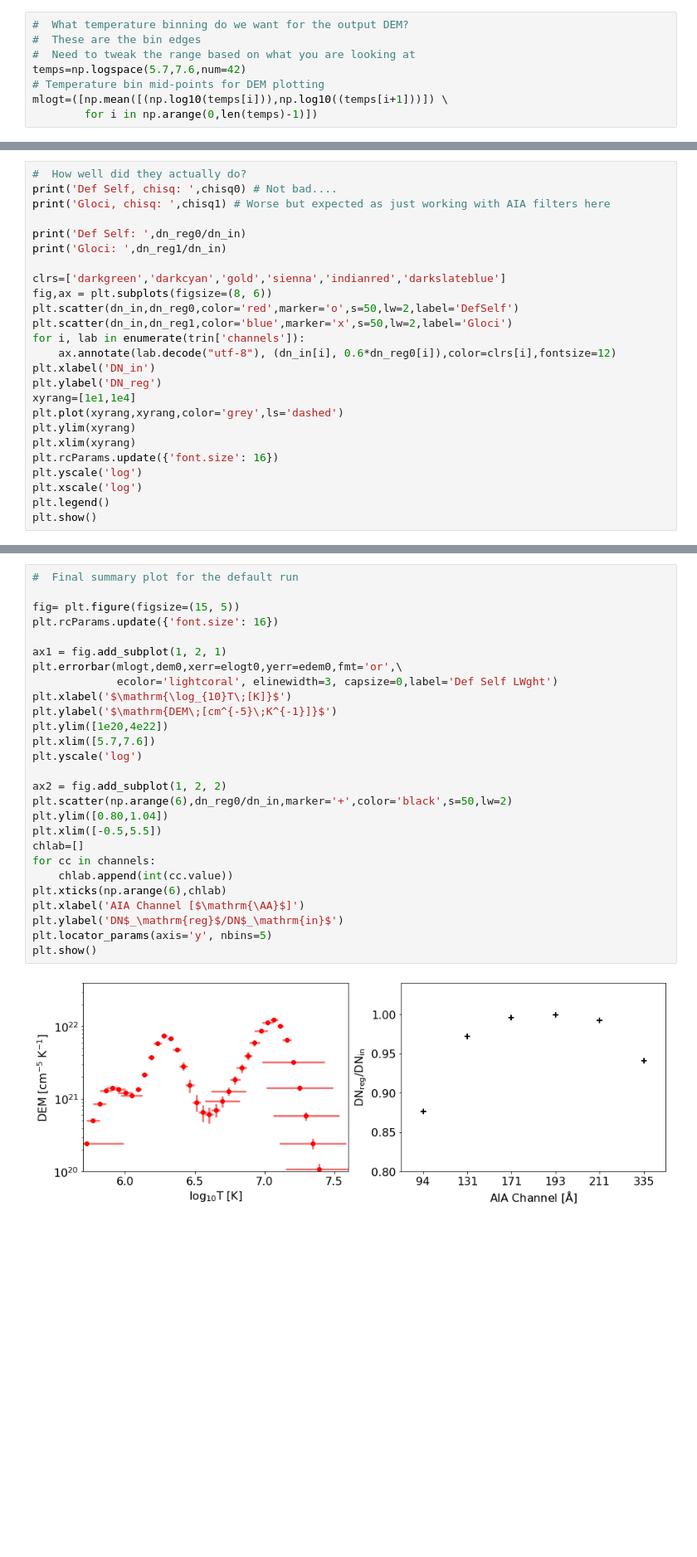
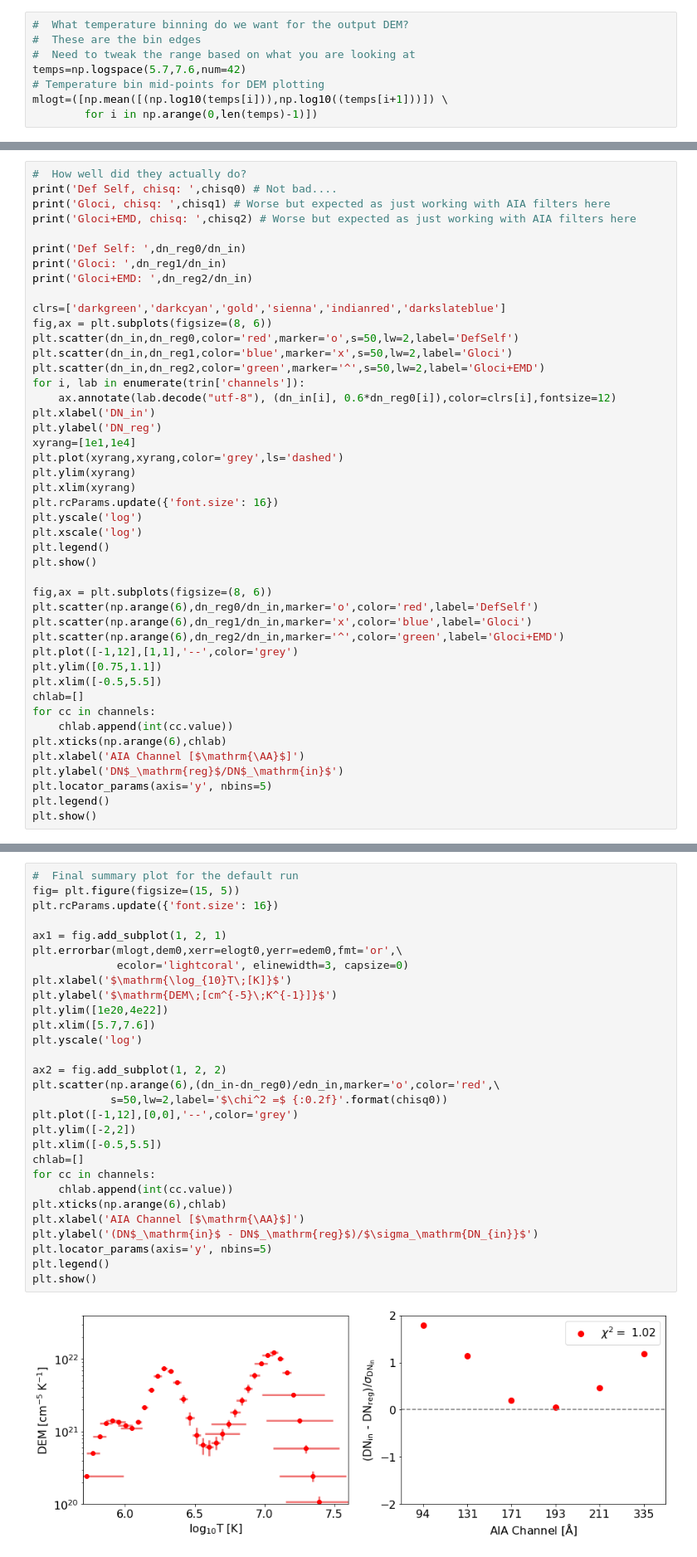
Before and after one commit to ianan/demreg, a Jupyter notebook: python/example_demregpy_aiapxl.ipynb, the cells around one changed output, grey strips where cells are left out. Shown at 83% size. Cells and saved outputs as stored; diff of their text form; blank space fills up the shorter version.

```diff
--- a/python/example_demregpy_aiapxl.ipynb
+++ b/python/example_demregpy_aiapxl.ipynb
@@ -302,14 +329,17 @@ plt.show()
 #  How well did they actually do?
 print('Def Self, chisq: ',chisq0) # Not bad....
 print('Gloci, chisq: ',chisq1) # Worse but expected as just working with AIA filters here
+print('Gloci+EMD, chisq: ',chisq2) # Worse but expected as just working with AIA filters here
 
 print('Def Self: ',dn_reg0/dn_in)
 print('Gloci: ',dn_reg1/dn_in)
+print('Gloci+EMD: ',dn_reg2/dn_in)
 
 clrs=['darkgreen','darkcyan','gold','sienna','indianred','darkslateblue']
 fig,ax = plt.subplots(figsize=(8, 6))
 plt.scatter(dn_in,dn_reg0,color='red',marker='o',s=50,lw=2,label='DefSelf')
 plt.scatter(dn_in,dn_reg1,color='blue',marker='x',s=50,lw=2,label='Gloci')
+plt.scatter(dn_in,dn_reg2,color='green',marker='^',s=50,lw=2,label='Gloci+EMD')
 for i, lab in enumerate(trin['channels']):
     ax.annotate(lab.decode("utf-8"), (dn_in[i], 0.6*dn_reg0[i]),color=clrs[i],fontsize=12)
 plt.xlabel('DN_in')
@@ -323,6 +353,23 @@ plt.yscale('log')
 plt.xscale('log')
 plt.legend()
 plt.show()
+
+fig,ax = plt.subplots(figsize=(8, 6))
+plt.scatter(np.arange(6),dn_reg0/dn_in,marker='o',color='red',label='DefSelf')
+plt.scatter(np.arange(6),dn_reg1/dn_in,marker='x',color='blue',label='Gloci')
+plt.scatter(np.arange(6),dn_reg2/dn_in,marker='^',color='green',label='Gloci+EMD')
+plt.plot([-1,12],[1,1],'--',color='grey')
+plt.ylim([0.75,1.1])
+plt.xlim([-0.5,5.5])
+chlab=[]
+for cc in channels:
+    chlab.append(int(cc.value))
+plt.xticks(np.arange(6),chlab)
+plt.xlabel('AIA Channel [$\mathrm{\AA}$]')
+plt.ylabel('DN$_\mathrm{reg}$/DN$_\mathrm{in}$')
+plt.locator_params(axis='y', nbins=5)
+plt.legend()
+plt.show()
 # %% [output]
 Def Self, chisq:  1.0236745458281165
 Gloci, chisq:  1.4688503180170327
@@ -332,29 +382,31 @@ Gloci:  [0.87597568 0.94905615 0.99625512 1.00255071 0.98078251 1.01322041]
 # %%
 #  Final summary plot for the default run
-
 fig= plt.figure(figsize=(15, 5))
 plt.rcParams.update({'font.size': 16})
 
 ax1 = fig.add_subplot(1, 2, 1)
 plt.errorbar(mlogt,dem0,xerr=elogt0,yerr=edem0,fmt='or',\
-             ecolor='lightcoral', elinewidth=3, capsize=0,label='Def Self LWght')
+             ecolor='lightcoral', elinewidth=3, capsize=0)
 plt.xlabel('$\mathrm{\log_{10}T\;[K]}$')
 plt.ylabel('$\mathrm{DEM\;[cm^{-5}\;K^{-1}]}$')
 plt.ylim([1e20,4e22])
 plt.xlim([5.7,7.6])
 plt.yscale('log')
 
 ax2 = fig.add_subplot(1, 2, 2)
-plt.scatter(np.arange(6),dn_reg0/dn_in,marker='+',color='black',s=50,lw=2)
-plt.ylim([0.80,1.04])
+plt.scatter(np.arange(6),(dn_in-dn_reg0)/edn_in,marker='o',color='red',\
+            s=50,lw=2,label='$\chi^2 =$ {:0.2f}'.format(chisq0))
+plt.plot([-1,12],[0,0],'--',color='grey')
+plt.ylim([-2,2])
 plt.xlim([-0.5,5.5])
 chlab=[]
 for cc in channels:
     chlab.append(int(cc.value))
 plt.xticks(np.arange(6),chlab)
 plt.xlabel('AIA Channel [$\mathrm{\AA}$]')
-plt.ylabel('DN$_\mathrm{reg}$/DN$_\mathrm{in}$')
+plt.ylabel('(DN$_\mathrm{in}$ - DN$_\mathrm{reg}$)/$\sigma_\mathrm{DN_{in}}$')
 plt.locator_params(axis='y', nbins=5)
+plt.legend()
 plt.show()
 # %% [output]
-[figure, old version]
+[figure, new version]
```
Also changed, not shown: parts of 4 cells of this notebook, 1 other file.
